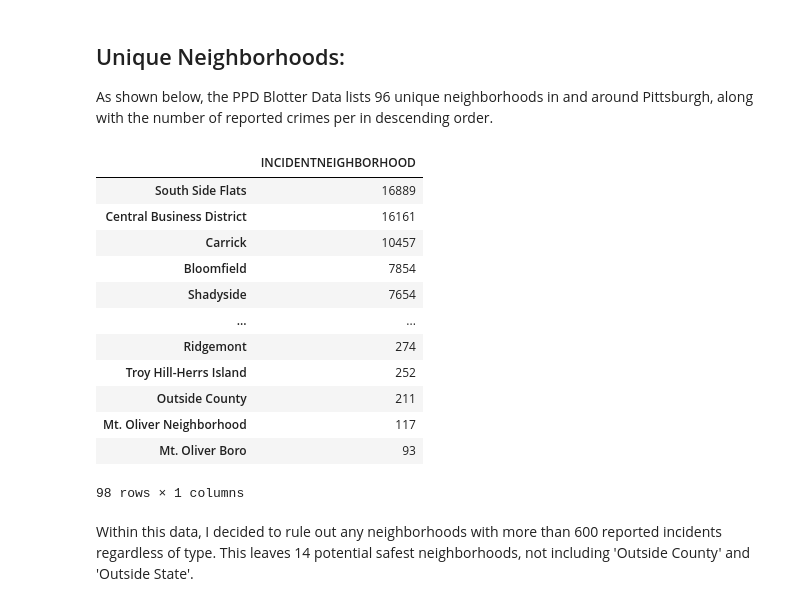
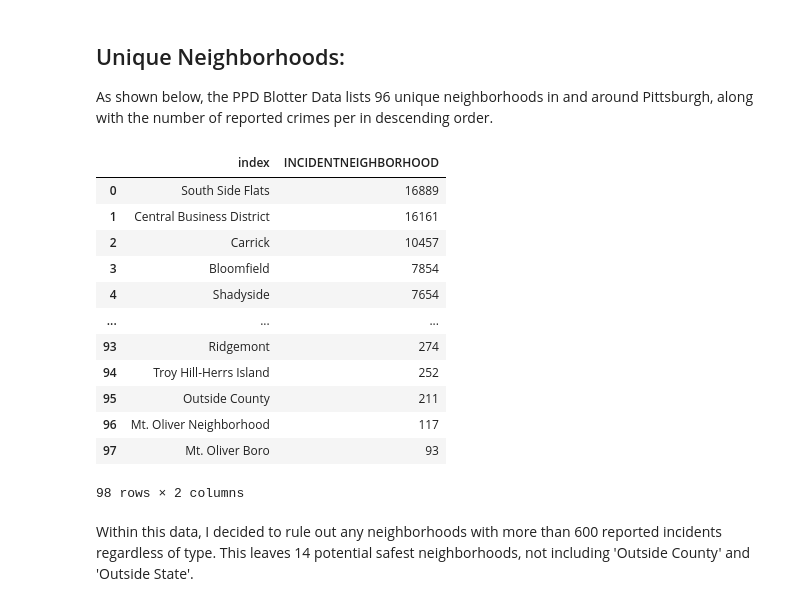
Before and after one commit to abmilo/Final-Project, a Jupyter notebook: HarryRittenhouseFinal-Copy1.ipynb, the cells around one changed output. Saved outputs shown, nothing was run; the diff lists cells and outputs as text; code cells hidden in the pictures.

```diff
--- a/HarryRittenhouseFinal.ipynb
+++ b/HarryRittenhouseFinal-Copy1.ipynb
@@ -33,22 +33,23 @@ As shown below, the PPD Blotter Data lists 96 unique neighborhoods in and around
 # %%
 crimestats = pd.DataFrame(df['INCIDENTNEIGHBORHOOD'].value_counts())
 
 df.sort_values('INCIDENTNEIGHBORHOOD')
+crimestats.reset_index(inplace=True)
 crimestats.head(98)
 # %% [output]
-|  | INCIDENTNEIGHBORHOOD |
-| South Side Flats | 16889 |
-| Central Business District | 16161 |
-| Carrick | 10457 |
-| Bloomfield | 7854 |
-| Shadyside | 7654 |
-| ... | ... |
-| Ridgemont | 274 |
-| Troy Hill-Herrs Island | 252 |
-| Outside County | 211 |
-| Mt. Oliver Neighborhood | 117 |
-| Mt. Oliver Boro | 93 |
+|  | index | INCIDENTNEIGHBORHOOD |
+| 0 | South Side Flats | 16889 |
+| 1 | Central Business District | 16161 |
+| 2 | Carrick | 10457 |
+| 3 | Bloomfield | 7854 |
+| 4 | Shadyside | 7654 |
+| ... | ... | ... |
+| 93 | Ridgemont | 274 |
+| 94 | Troy Hill-Herrs Island | 252 |
+| 95 | Outside County | 211 |
+| 96 | Mt. Oliver Neighborhood | 117 |
+| 97 | Mt. Oliver Boro | 93 |
-98 rows × 1 columns
+98 rows × 2 columns
 # %% [markdown]
 Within this data, I decided to rule out any neighborhoods with more than 600 reported incidents regardless of type. This leaves 14 potential safest neighborhoods, not including 'Outside County' and 'Outside State'.
 # %%
```
Also changed, not shown: parts of 8 cells of this notebook.
